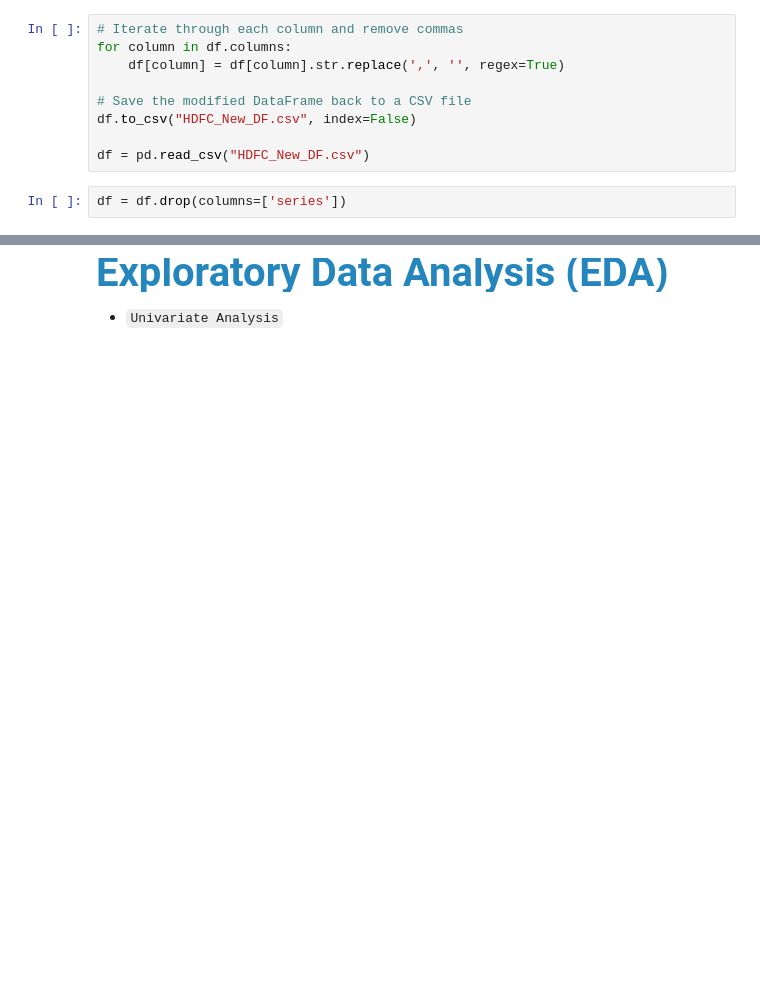
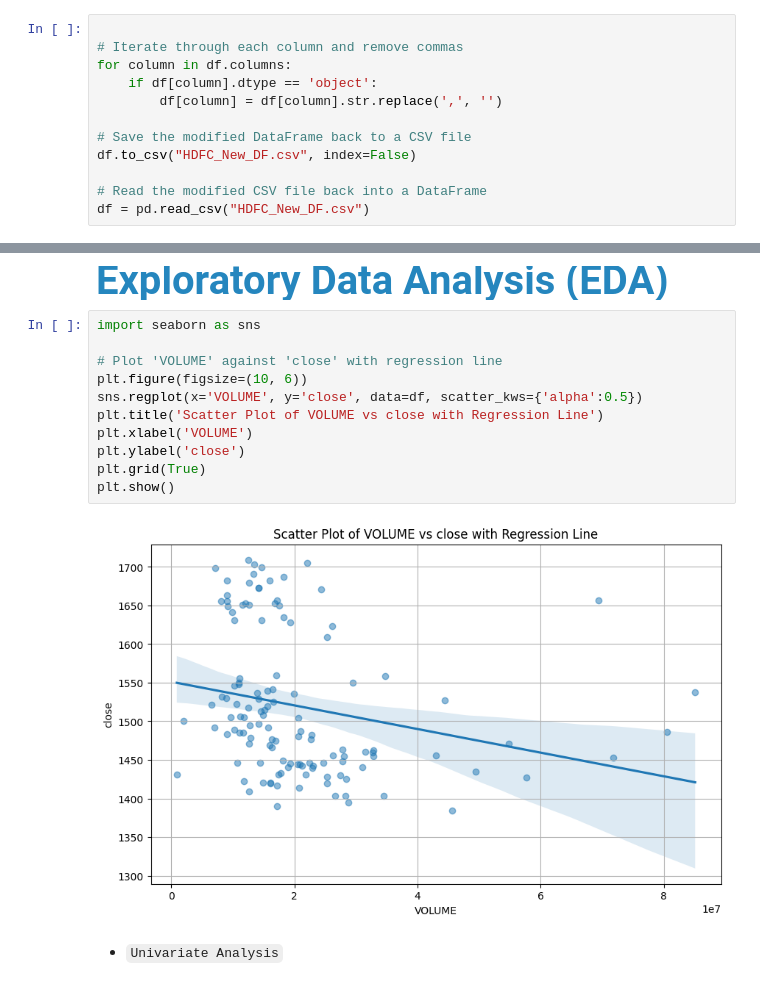
Before and after one commit to ChakrawartiSachin1/Python, a Jupyter notebook: Artificial Intelligence (AI)/DATA SCIENCE/First/HDFC.ipynb, the cells around one changed output, grey strips where cells are left out. Saved outputs shown, nothing was run; the diff lists cells and outputs as text; blank space fills up the shorter version.

```diff
--- a/Artificial Intelligence (AI)/DATA SCIENCE/First/HDFC.ipynb
+++ b/Artificial Intelligence (AI)/DATA SCIENCE/First/HDFC.ipynb
@@ -89,13 +117,14 @@ Index(['Date', 'series', 'OPEN', 'HIGH', 'LOW', 'PREV. CLOSE', 'ltp', 'close',
 # %% [markdown]
 + Remove Commas from DataFrame Columns
 # %%
+
 # Iterate through each column and remove commas
 for column in df.columns:
-    df[column] = df[column].str.replace(',', '', regex=True)
+    if df[column].dtype == 'object':
+        df[column] = df[column].str.replace(',', '')
 
 # Save the modified DataFrame back to a CSV file
 df.to_csv("HDFC_New_DF.csv", index=False)
 
+# Read the modified CSV file back into a DataFrame
 df = pd.read_csv("HDFC_New_DF.csv")
-# %%
-df = df.drop(columns=['series'])
@@ -130,6 +191,19 @@ print(table)
 # %% [markdown]
 <p style="font-size: 40px; color: #2586be;"> <b>
 Exploratory Data Analysis (EDA)  </b> </p>
+# %%
+import seaborn as sns
+
+# Plot 'VOLUME' against 'close' with regression line
+plt.figure(figsize=(10, 6))
+sns.regplot(x='VOLUME', y='close', data=df, scatter_kws={'alpha':0.5})
+plt.title('Scatter Plot of VOLUME vs close with Regression Line')
+plt.xlabel('VOLUME')
+plt.ylabel('close')
+plt.grid(True)
+plt.show()
+# %% [output]
+[figure, added]
 # %% [markdown]
 + `Univariate Analysis`
 # %% [markdown]
```
Also changed, not shown: parts of 6 cells of this notebook, 1 other file.
